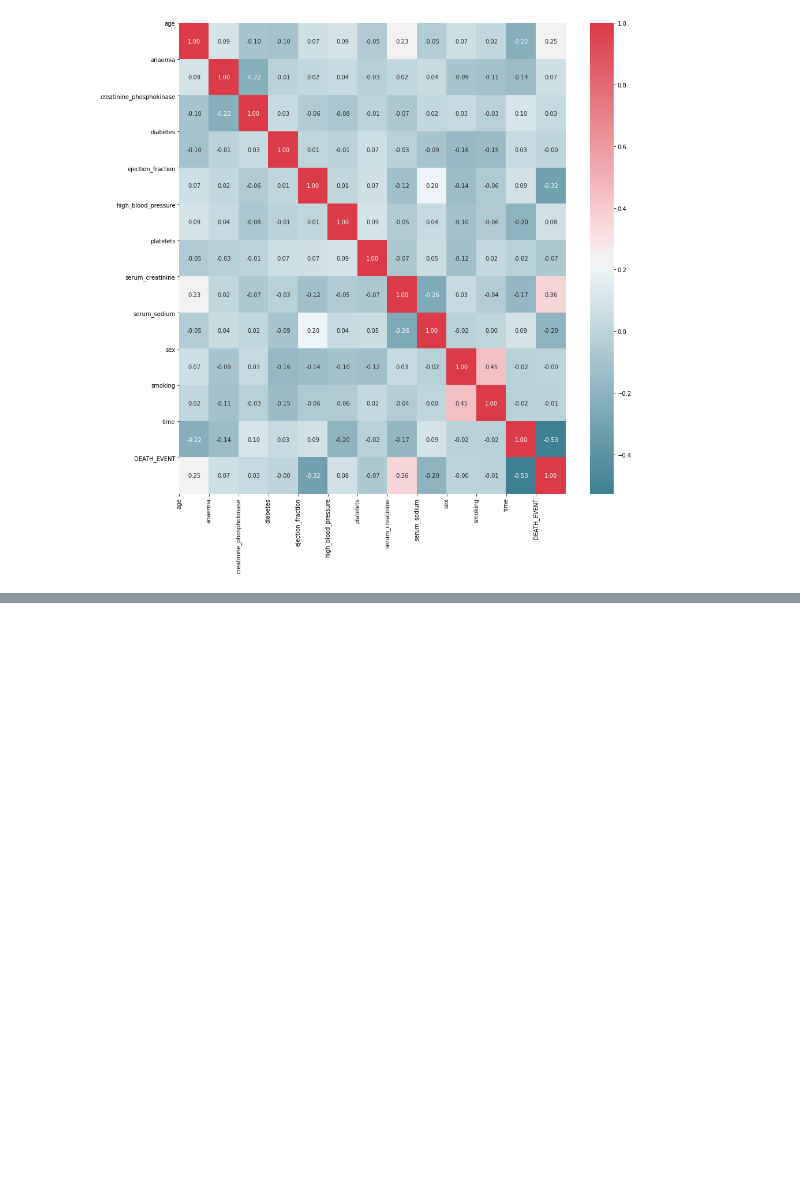
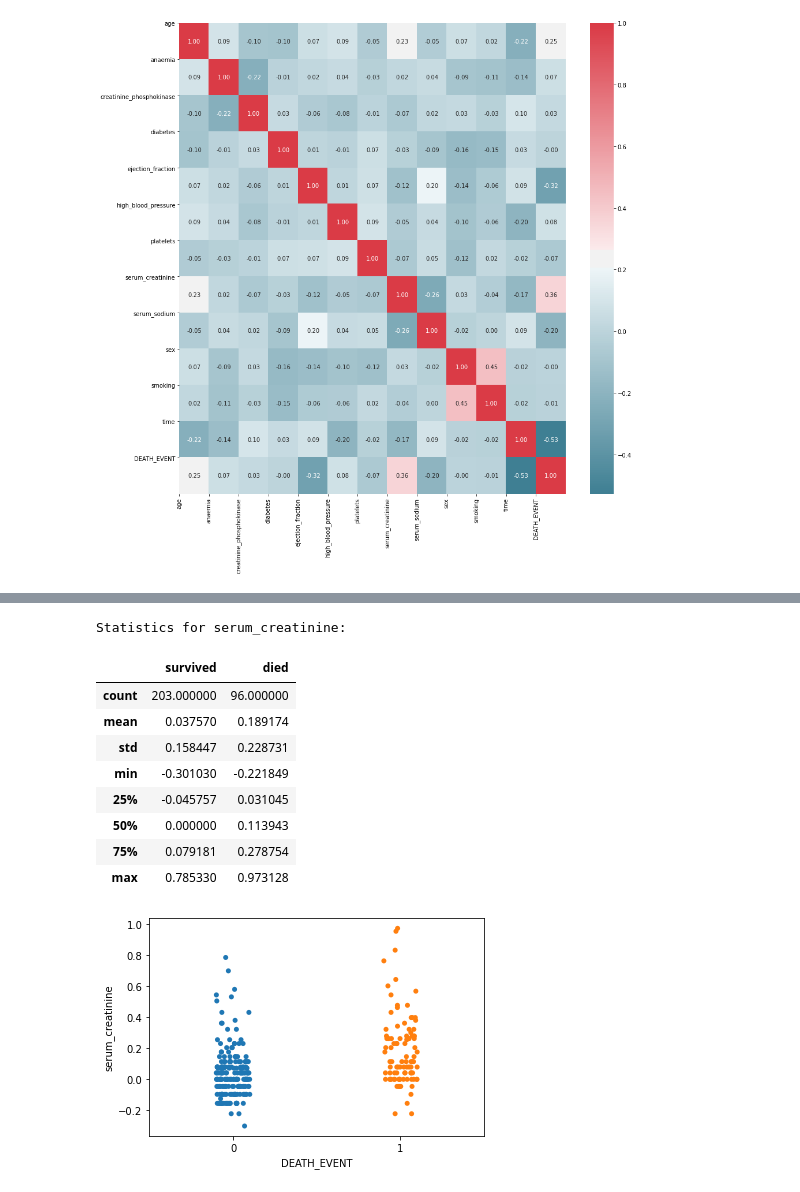
Before and after one commit to KasumiL5x/bu-postdoc-test, a Jupyter notebook: eda-and-cleaning.ipynb, the cells around one changed output, grey strips where cells are left out. Saved outputs shown, nothing was run; the diff lists cells and outputs as text; code cells hidden in the pictures; blank space fills up the shorter version.

Commit message:
Did a little eyeballing into the chosen features wrt the target.

```diff
--- a/eda-and-cleaning.ipynb
+++ b/eda-and-cleaning.ipynb
@@ -523,0 +513,13 @@ sns.stripplot(data=all_data, x='DEATH_EVENT', y='ejection_fraction')
+# %%
+def investigate_vs_target(df, col):
+    print(f'Statistics for {col}:')
+    df_survived = df[df['DEATH_EVENT']==0][col]
+    df_died = df[df['DEATH_EVENT']==1][col]
+    stat = pd.DataFrame({
+        'survived': df_survived.describe(),
+        'died': df_died.describe()
+    })
+    display(HTML(stat.to_html()))
+
+    sns.stripplot(data=df, x='DEATH_EVENT', y=col)
+    plt.show()
@@ -523,0 +530,14 @@ sns.stripplot(data=all_data, x='DEATH_EVENT', y='ejection_fraction')
+# %%
+investigate_vs_target(all_data, 'serum_creatinine')
+# %% [output]
+Statistics for serum_creatinine:
+|  | survived | died |
+| count | 203.000000 | 96.000000 |
+| mean | 0.037570 | 0.189174 |
+| std | 0.158447 | 0.228731 |
+| min | -0.301030 | -0.221849 |
+| 25% | -0.045757 | 0.031045 |
+| 50% | 0.000000 | 0.113943 |
+| 75% | 0.079181 | 0.278754 |
+| max | 0.785330 | 0.973128 |
+[figure, added]
```
Also changed, not shown: parts of 9 cells of this notebook.
